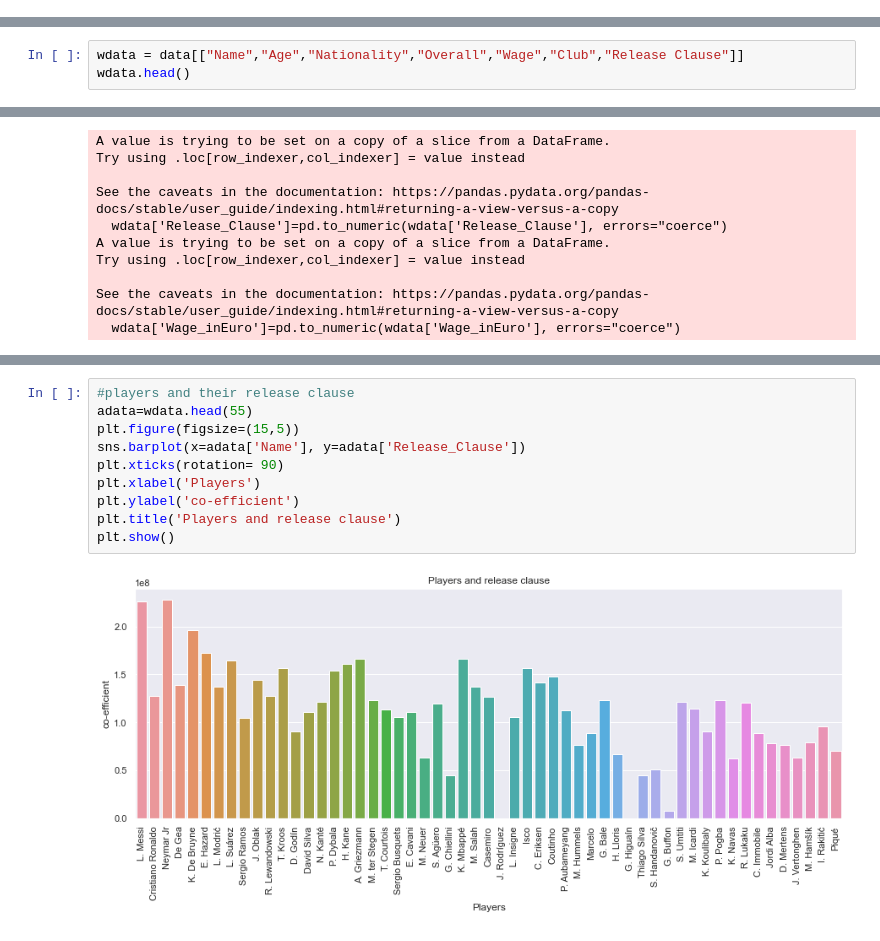
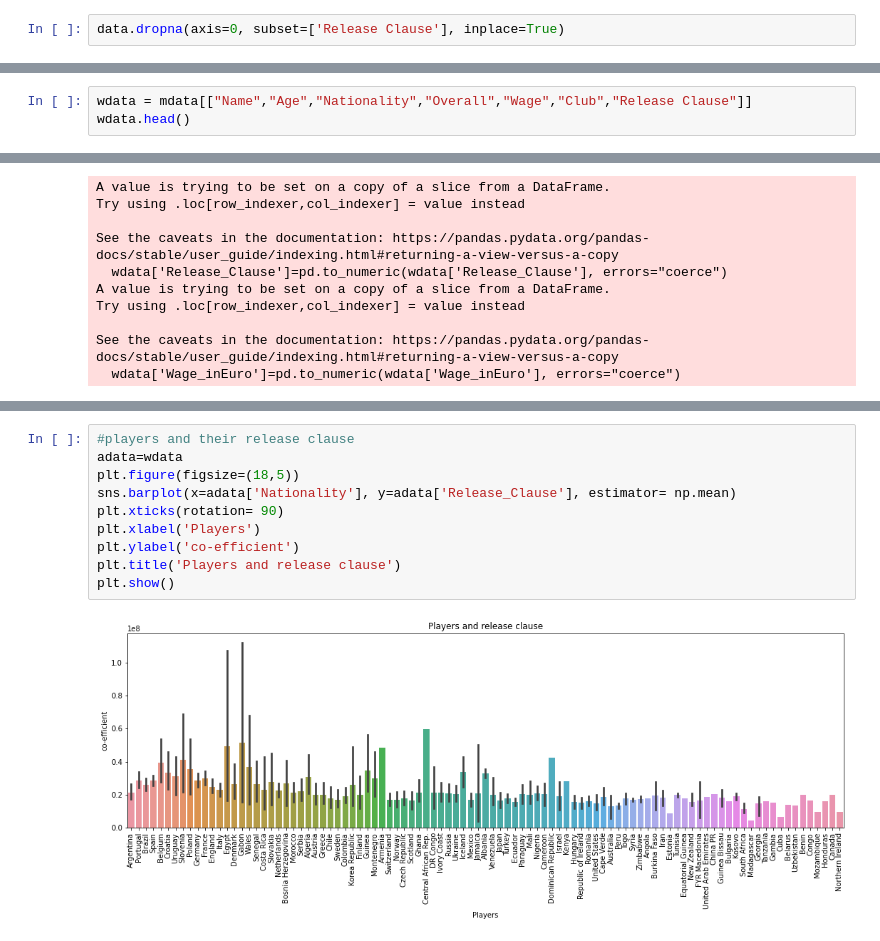
Before and after one commit to dipskr/FIFA, a Jupyter notebook: Fifa_vizualization.ipynb, the cells around one changed output, grey strips where cells are left out. Drawn from its saved outputs; the diff is of its cells as text.

```diff
--- a/Fifa_vizualization.ipynb
+++ b/Fifa_vizualization.ipynb
@@ -83,0 +99,2 @@ len(data.Nationality.unique())
+# %%
+data.dropna(axis=0, subset=['Release Clause'], inplace=True)
@@ -254,5 +290,5 @@ plt.show()
 # %%
-wdata = data[["Name","Age","Nationality","Overall","Wage","Club","Release Clause"]]
+wdata = mdata[["Name","Age","Nationality","Overall","Wage","Club","Release Clause"]]
 wdata.head()
 # %% [output]
 |  | Name | Age | Nationality | Overall | Wage | Club | Release Clause |
@@ -427,15 +478,15 @@ memory usage: 1.3+ MB
 # %%
 #players and their release clause
-adata=wdata.head(55)
-plt.figure(figsize=(15,5))
-sns.barplot(x=adata['Name'], y=adata['Release_Clause'])
+adata=wdata
+plt.figure(figsize=(18,5))
+sns.barplot(x=adata['Nationality'], y=adata['Release_Clause'], estimator= np.mean)
 plt.xticks(rotation= 90)
 plt.xlabel('Players')
 plt.ylabel('co-efficient')
 plt.title('Players and release clause')
 plt.show()
 # %% [output]
-[figure, old version]
+[figure, new version]
 # %%
 #inference of wageS and overall performance
 adata=wdata
```
Also changed, not shown: parts of 35 cells of this notebook.
